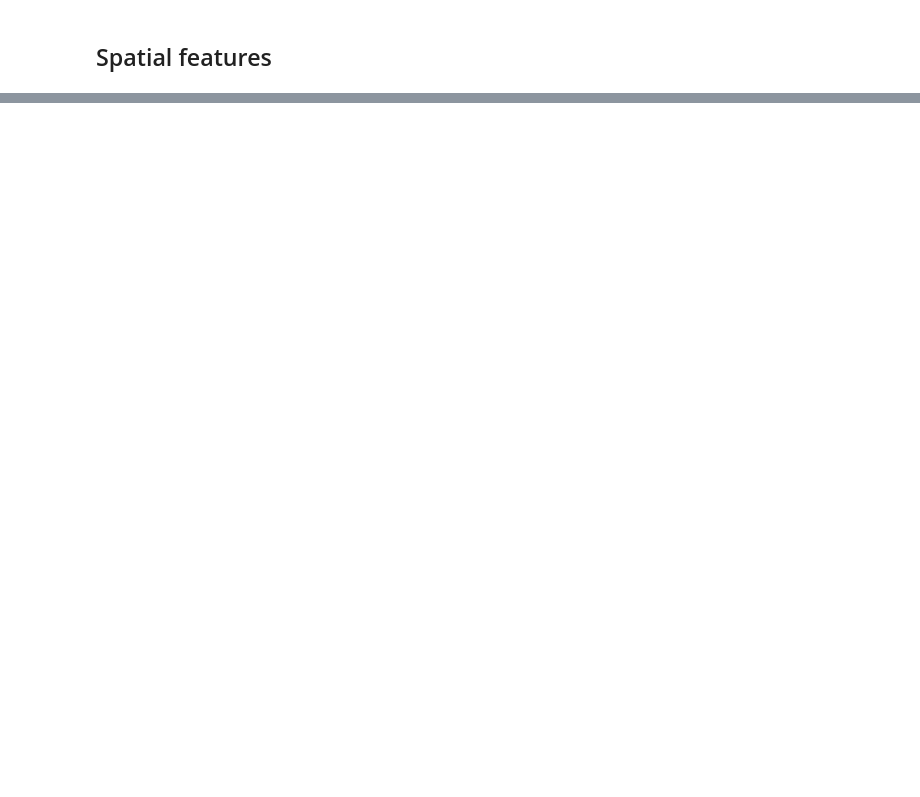
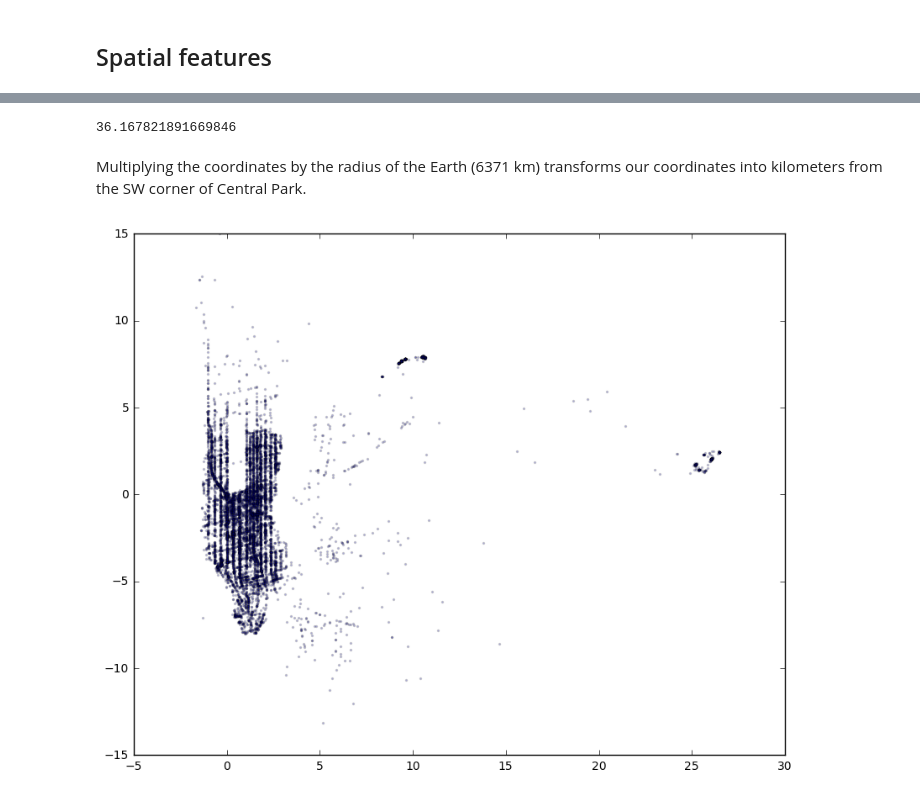
Before and after one commit to blyingcc/kaggle-practice, a Jupyter notebook: nyc-taxi/nyc-taxi-nov-3.ipynb, the cells around one changed output, grey strips where cells are left out. Drawn from its saved outputs; the diff is of its cells as text; code cells hidden in the pictures; blank space fills up the shorter version.

```diff
--- a/nyc-taxi/nyc-taxi-nov-3.ipynb
+++ b/nyc-taxi/nyc-taxi-nov-3.ipynb
@@ -8,0 +15,6 @@ trips = pd.read_csv('train.csv')
+# %%
+trips['month'] = trips['pickup_datetime'].dt.month
+trips['week'] = trips['pickup_datetime'].dt.week
+trips['day'] = trips['pickup_datetime'].dt.day
+trips['hour'] = trips['pickup_datetime'].dt.hour
+trips['minute'] = trips['pickup_datetime'].dt.minute
@@ -19,0 +34,26 @@ trips.head()
+# %%
+x1 = np.radians(-73.981920)
+y1 = np.radians(40.768078)
+x2 = np.radians(-73.958166)
+y2 = np.radians(40.800572)
+theta = np.arctan2(x2 - x1, y2 - y1)
+# %%
+theta*180/np.pi
+# %% [output]
+36.167821891669846
+# %%
+trips['x1'] = np.cos(theta) * (np.radians(trips['pickup_longitude']) - x1) - np.sin(theta) * (np.radians(trips['pickup_latitude']) - y1)
+trips['y1'] = np.sin(theta) * (np.radians(trips['pickup_longitude']) - x1) + np.cos(theta) * (np.radians(trips['pickup_latitude']) - y1)
+trips['x2'] = np.cos(theta) * (np.radians(trips['dropoff_longitude']) - x1) - np.sin(theta) * (np.radians(trips['dropoff_latitude']) - y1)
+trips['y2'] = np.sin(theta) * (np.radians(trips['dropoff_longitude']) - x1) + np.cos(theta) * (np.radians(trips['dropoff_latitude']) - y1)
+# %% [markdown]
+Multiplying the coordinates by the radius of the Earth (6371 km) transforms our coordinates into kilometers from the SW corner of Central Park.
+# %%
+trips[['x1','y1','x2','y2']] = 6371*trips[['x1','y1','x2','y2']]
+# %%
+sample = trips.sample(10000)
+plt.figure(figsize=(10,8))
+plt.scatter(x=sample['x1'],y=sample['y1'],s=2,alpha=0.2)
+plt.xlim([-5,30]), plt.ylim([-15,15]);
+# %% [output]
+[figure, added]
```
Also changed, not shown: parts of 6 cells of this notebook.
